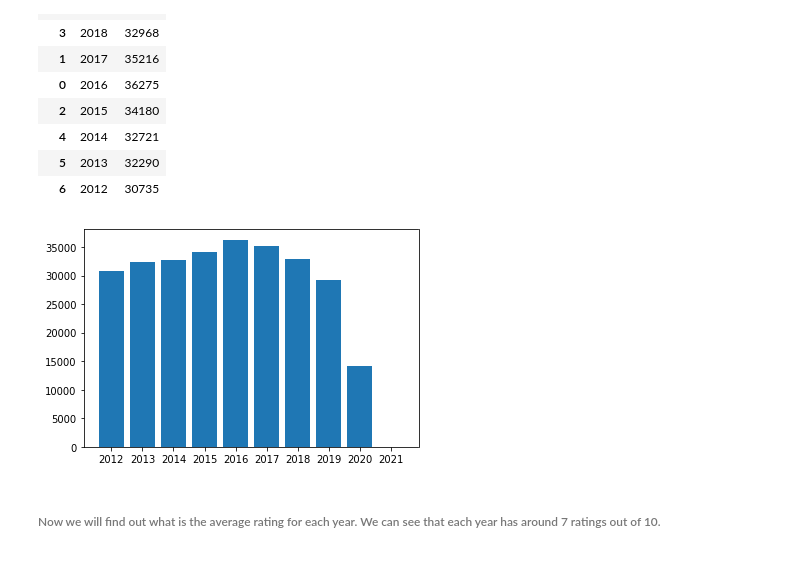
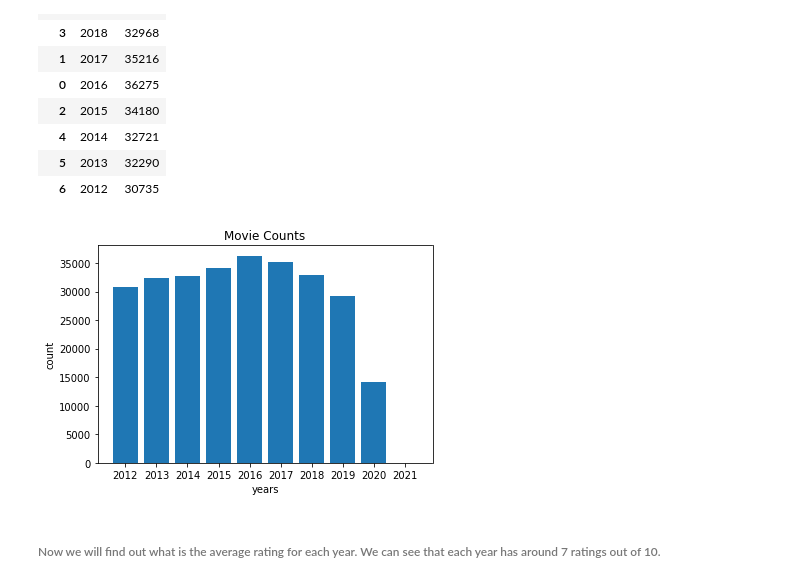
Before and after one commit to dhruvilshah35/Movie-Recommendation-System, a Jupyter notebook: Movie Recommendation System.ipynb, the cells around one changed output. Drawn from its saved outputs; the diff is of its cells as text; code cells hidden in the pictures.

```diff
--- a/Movie Recommendation System.ipynb
+++ b/Movie Recommendation System.ipynb
@@ -270,9 +270,12 @@ movies_year_wise_count[:10]
 # %%
 plt.bar(movies_year_wise_count.year[:10],movies_year_wise_count.movies[:10])
 plt.xticks(movies_year_wise_count.year[:10])
+plt.xlabel('years')
+plt.ylabel('count')
+plt.title('Movie Counts')
 plt.show()
 # %% [output]
-[figure, old version]
+[figure, new version]
 # %% [markdown]
 ###### Now we will find out what is the average rating for each year. We can see that each year has around 7 ratings out of 10.
 # %%
```
Also changed, not shown: parts of 3 cells of this notebook.
